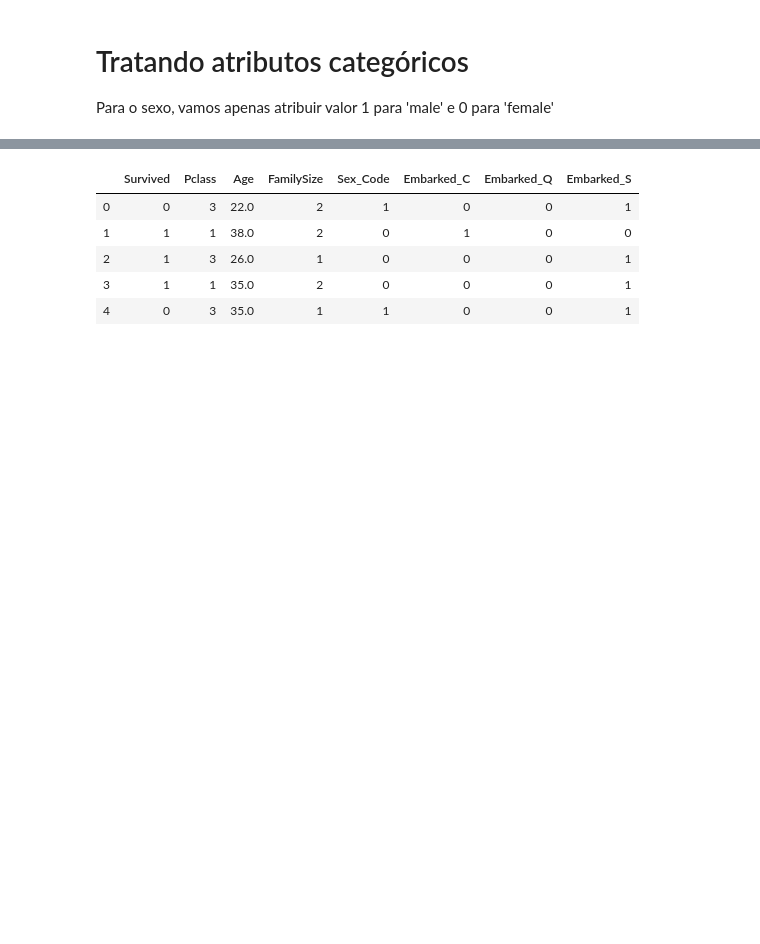
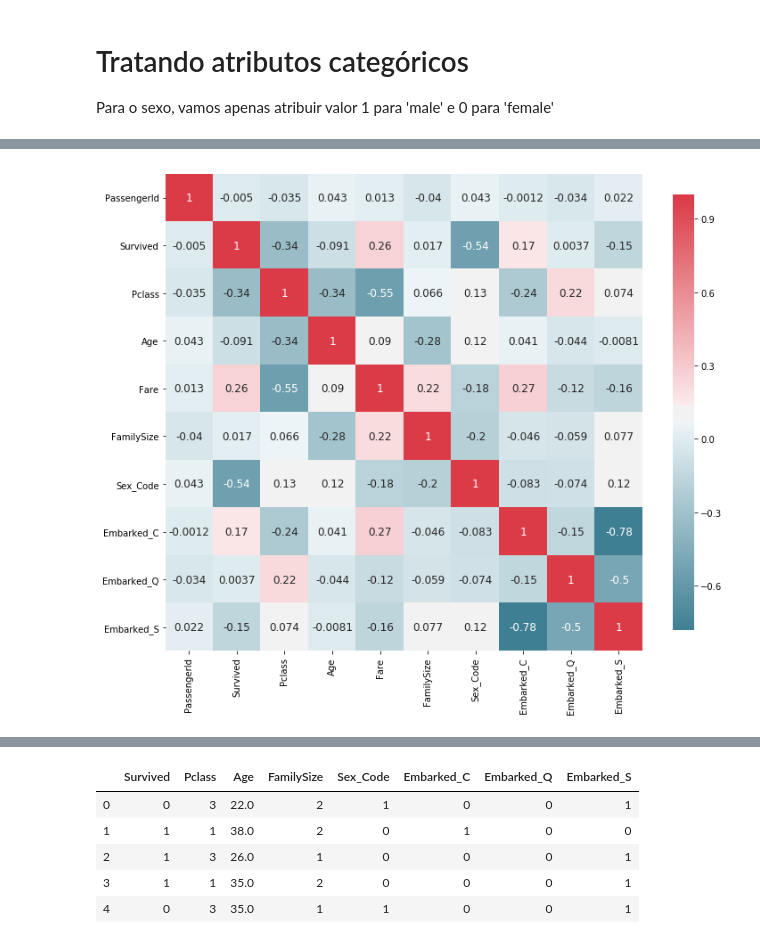
Before and after one commit to lucas-amin/PatternRecognition, a Jupyter notebook: projeto1/Entrega.ipynb, the cells around one changed output, grey strips where cells are left out. Drawn from its saved outputs; the diff is of its cells as text; code cells hidden in the pictures; blank space fills up the shorter version.

```diff
--- a/projeto1/Entrega.ipynb
+++ b/projeto1/Entrega.ipynb
@@ -476,0 +484,4 @@ train.head()
+# %%
+plot_correlation_map(train)
+# %% [output]
+[figure, added]
```
Also changed, not shown: parts of 22 cells of this notebook.
